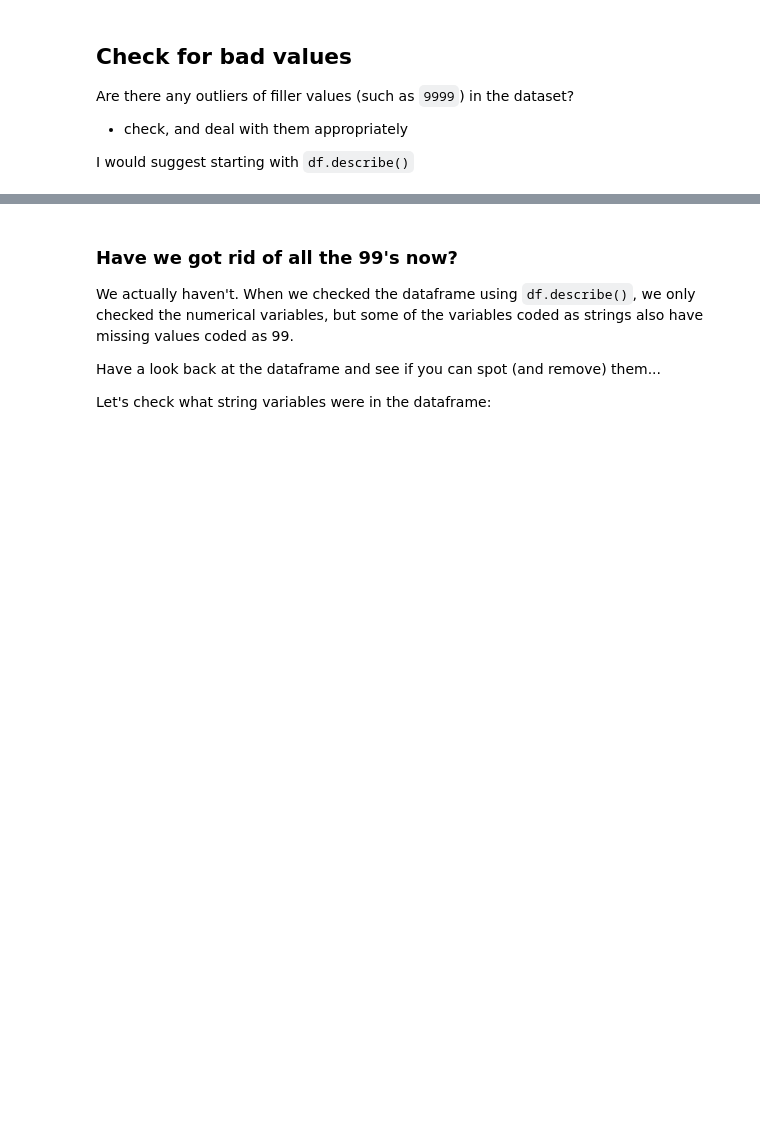
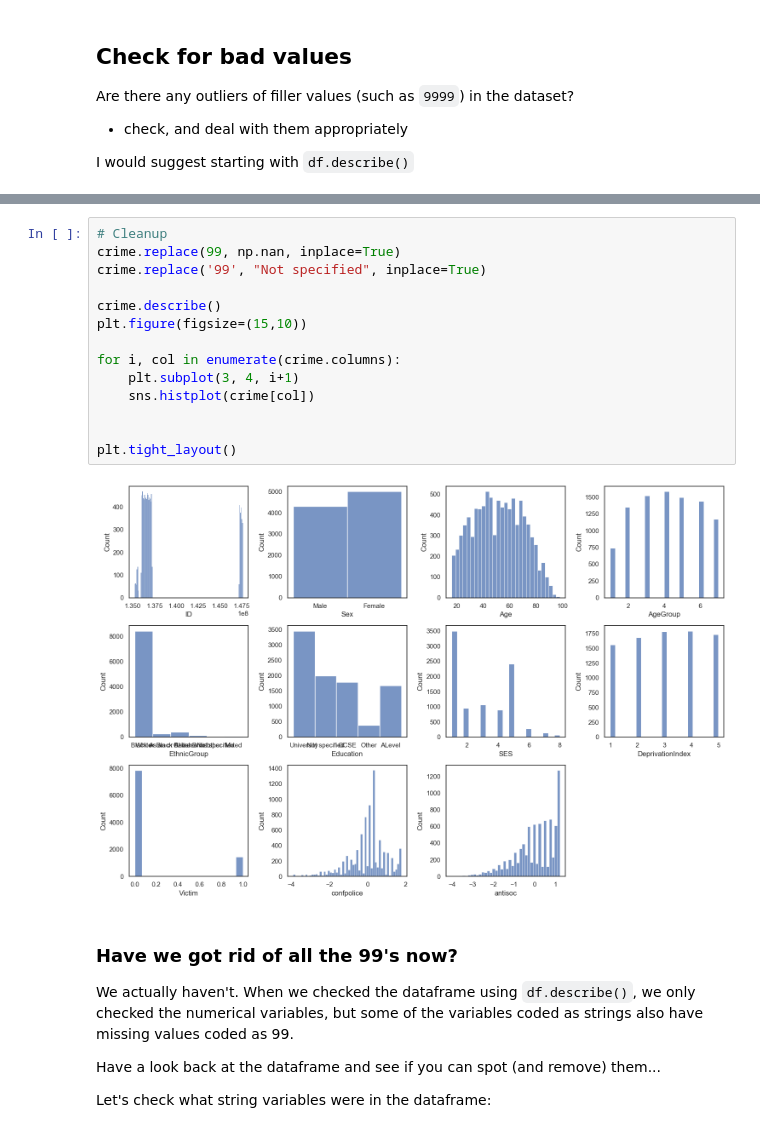
Before and after one commit to Tedodor423/bms-collab-notebooks, a Jupyter notebook: stats/1.3_DataWrangling/1.3.11_TutorialExercises.ipynb, the cells around one changed output, grey strips where cells are left out. Drawn from its saved outputs; the diff is of its cells as text; blank space fills up the shorter version.

```diff
--- a/stats/1.3_DataWrangling/1.3.11_TutorialExercises.ipynb
+++ b/stats/1.3_DataWrangling/1.3.11_TutorialExercises.ipynb
@@ -120,3 +158,19 @@ I would suggest starting with `df.describe()`
+# %%
+# Cleanup
+crime.replace(99, np.nan, inplace=True)
+crime.replace('99', "Not specified", inplace=True)
+
+crime.describe()
+plt.figure(figsize=(15,10))
+
+for i, col in enumerate(crime.columns):
+    plt.subplot(3, 4, i+1)
+    sns.histplot(crime[col])
+
+
+plt.tight_layout()
+# %% [output]
+[figure, added]
 # %% [markdown]
 ### Have we got rid of all the 99's now?
 
```
Also changed, not shown: parts of 17 cells of this notebook.
